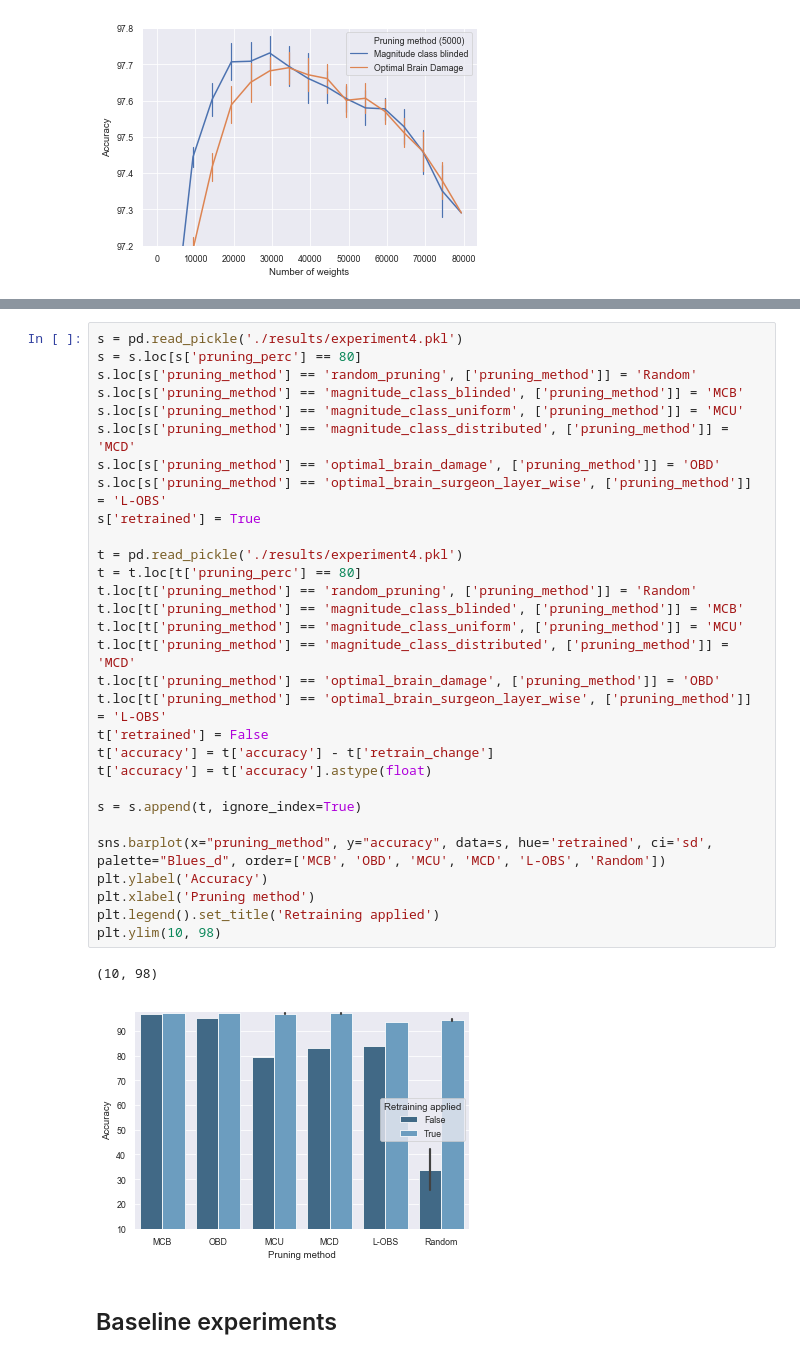
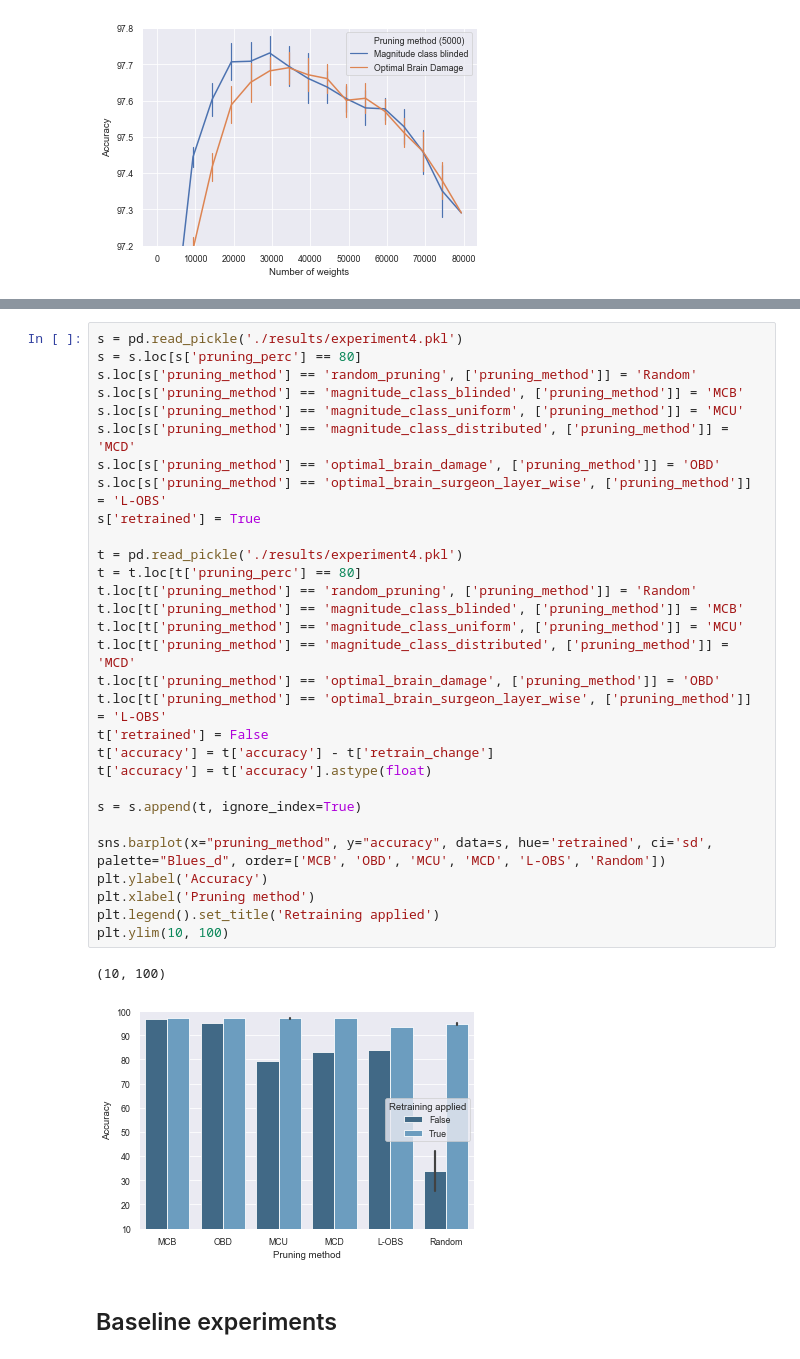
Before and after one commit to pauleon2/pruning-nn, a Jupyter notebook: evaluation.ipynb, the cells around one changed output, grey strips where cells are left out. Cells and saved outputs as stored; diff of their text form.

```diff
--- a/evaluation.ipynb
+++ b/evaluation.ipynb
@@ -386,35 +368,35 @@ Text(0.5, 0, 'Number of weights')
 # %%
 s = pd.read_pickle('./results/experiment4.pkl')
 s = s.loc[s['pruning_perc'] == 80]
 s.loc[s['pruning_method'] == 'random_pruning', ['pruning_method']] = 'Random'
 s.loc[s['pruning_method'] == 'magnitude_class_blinded', ['pruning_method']] = 'MCB'
 s.loc[s['pruning_method'] == 'magnitude_class_uniform', ['pruning_method']] = 'MCU'
 s.loc[s['pruning_method'] == 'magnitude_class_distributed', ['pruning_method']] = 'MCD'
 s.loc[s['pruning_method'] == 'optimal_brain_damage', ['pruning_method']] = 'OBD'
 s.loc[s['pruning_method'] == 'optimal_brain_surgeon_layer_wise', ['pruning_method']] = 'L-OBS'
 s['retrained'] = True
 
 t = pd.read_pickle('./results/experiment4.pkl')
 t = t.loc[t['pruning_perc'] == 80]
 t.loc[t['pruning_method'] == 'random_pruning', ['pruning_method']] = 'Random'
 t.loc[t['pruning_method'] == 'magnitude_class_blinded', ['pruning_method']] = 'MCB'
 t.loc[t['pruning_method'] == 'magnitude_class_uniform', ['pruning_method']] = 'MCU'
 t.loc[t['pruning_method'] == 'magnitude_class_distributed', ['pruning_method']] = 'MCD'
 t.loc[t['pruning_method'] == 'optimal_brain_damage', ['pruning_method']] = 'OBD'
 t.loc[t['pruning_method'] == 'optimal_brain_surgeon_layer_wise', ['pruning_method']] = 'L-OBS'
 t['retrained'] = False
 t['accuracy'] = t['accuracy'] - t['retrain_change']
 t['accuracy'] = t['accuracy'].astype(float)
 
 s = s.append(t, ignore_index=True)
 
 sns.barplot(x="pruning_method", y="accuracy", data=s, hue='retrained', ci='sd', palette="Blues_d", order=['MCB', 'OBD', 'MCU', 'MCD', 'L-OBS', 'Random'])
 plt.ylabel('Accuracy')
 plt.xlabel('Pruning method')
 plt.legend().set_title('Retraining applied')
-plt.ylim(10, 98)
+plt.ylim(10, 100)
 # %% [output]
-(10, 98)
+(10, 100)
-[figure, old version]
+[figure, new version]
 # %% [markdown]
 ## Baseline experiments
```
Also changed, not shown: parts of 8 cells of this notebook, 1 other file.
